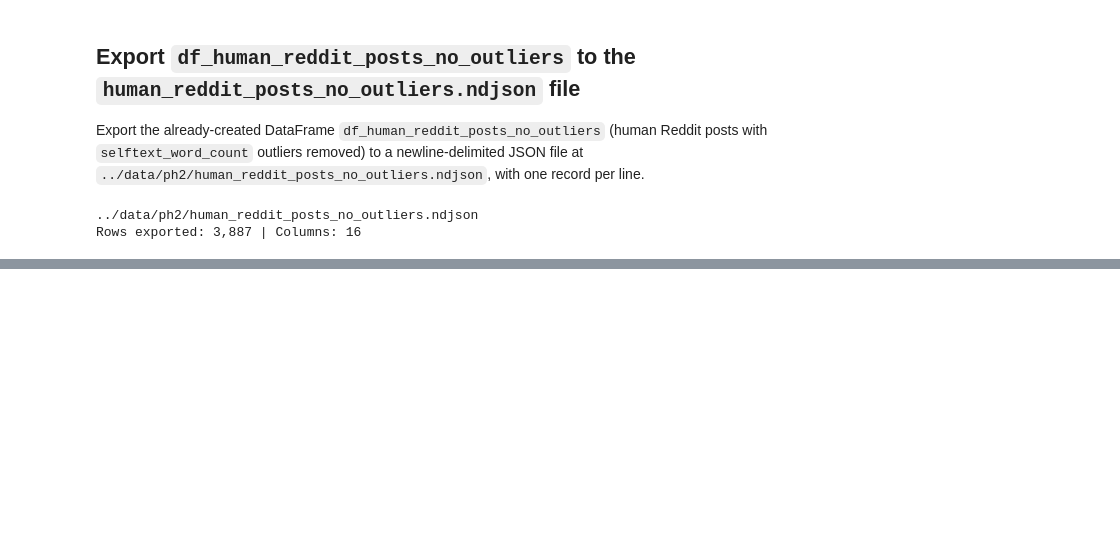
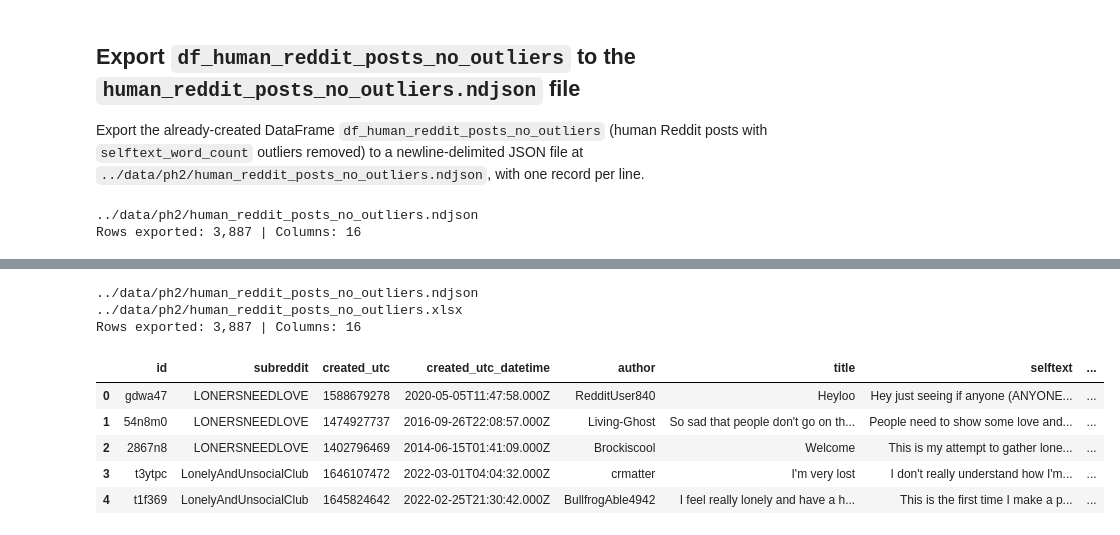
Before and after one commit to laelgelc/cl_st1_andressa, a Jupyter notebook: cl_st1_ph2_andressa/cl_st1_ph2_andressa.ipynb, the cells around one changed output, grey strips where cells are left out. Drawn from its saved outputs; the diff is of its cells as text; code cells hidden in the pictures; blank space fills up the shorter version.

```diff
--- a/cl_st1_ph2_andressa/cl_st1_ph2_andressa.ipynb
+++ b/cl_st1_ph2_andressa/cl_st1_ph2_andressa.ipynb
@@ -885,0 +889,26 @@ Rows exported: 3,887 | Columns: 16
+# %%
+from pathlib import Path
+import pandas as pd
+
+in_path = Path("../data/ph2/human_reddit_posts_no_outliers.ndjson")
+out_path = Path("../data/ph2/human_reddit_posts_no_outliers.xlsx")
+
+df_no_outliers = pd.read_json(in_path, lines=True)
+
+out_path.parent.mkdir(parents=True, exist_ok=True)
+df_no_outliers.to_excel(out_path, index=False, sheet_name="posts")
+
+print(in_path)
+print(out_path)
+print(f"Rows exported: {len(df_no_outliers):,} | Columns: {df_no_outliers.shape[1]:,}")
+df_no_outliers.head()
+# %% [output]
+../data/ph2/human_reddit_posts_no_outliers.ndjson
+../data/ph2/human_reddit_posts_no_outliers.xlsx
+Rows exported: 3,887 | Columns: 16
+|  | id | subreddit | created_utc | created_utc_datetime | author | title | selftext | ... |
+| 0 | gdwa47 | LONERSNEEDLOVE | 1588679278 | 2020-05-05T11:47:58.000Z | RedditUser840 | Heyloo | Hey just seeing if anyone (ANYONE... | ... |
+| 1 | 54n8m0 | LONERSNEEDLOVE | 1474927737 | 2016-09-26T22:08:57.000Z | Living-Ghost | So sad that people don't go on th... | People need to show some love and... | ... |
+| 2 | 2867n8 | LONERSNEEDLOVE | 1402796469 | 2014-06-15T01:41:09.000Z | Brockiscool | Welcome | This is my attempt to gather lone... | ... |
+| 3 | t3ytpc | LonelyAndUnsocialClub | 1646107472 | 2022-03-01T04:04:32.000Z | crmatter | I'm very lost | I don't really understand how I'm... | ... |
+| 4 | t1f369 | LonelyAndUnsocialClub | 1645824642 | 2022-02-25T21:30:42.000Z | BullfrogAble4942 | I feel really lonely and have a h... | This is the first time I make a p... | ... |
```
Also changed, not shown: parts of 1 cell of this notebook, 1 other file.
